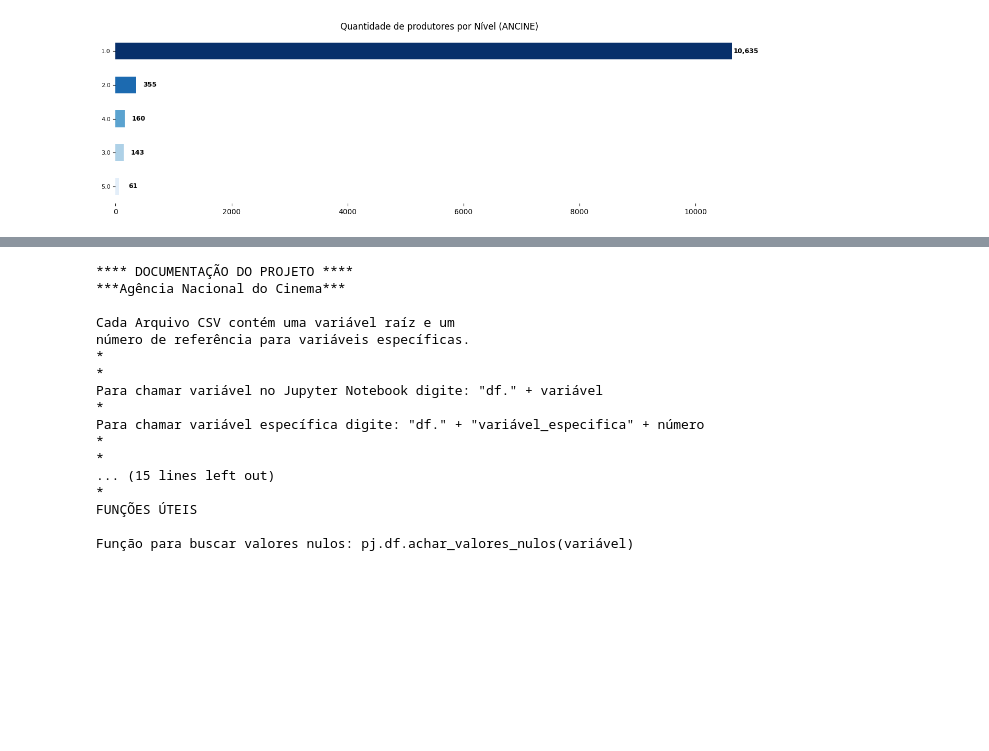
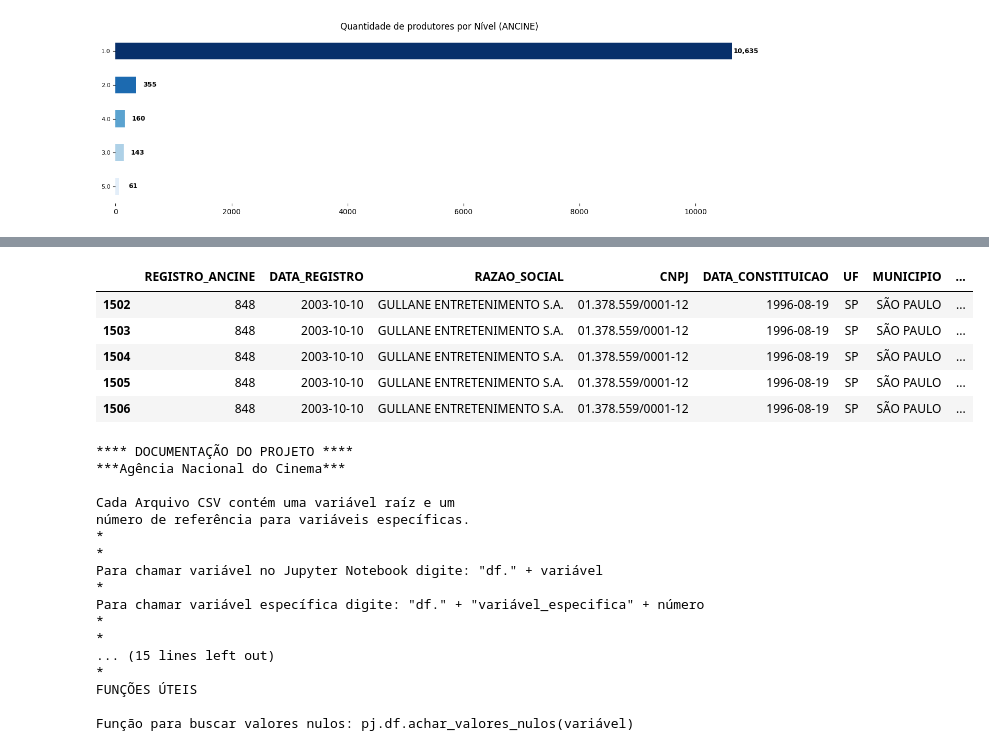
Before and after one commit to fonsecadados/AgenciaNacionalDoCinema_ANCINE, a Jupyter notebook: ANCINE_DesafiosEOportunidades.ipynb, the cells around one changed output, grey strips where cells are left out. Saved outputs shown, nothing was run; the diff lists cells and outputs as text; code cells hidden in the pictures; blank space fills up the shorter version.

```diff
--- a/ANCINE_DesafiosEOportunidades.ipynb
+++ b/ANCINE_DesafiosEOportunidades.ipynb
@@ -645,0 +613,12 @@ produtores_obras_n_publi.head(5)
+# %%
+#NÃO EXCLUIR - PRODUTORAS COM PROJETOS DE RENÚNCIA FISCAL
+fsa_desembolso_captados = proj_fsa_desembolso.copy()
+fsa_desembolso_captados['TOTAL_CAPTADO'] = fsa_desembolso_captados['VL_TOTAL_LIBERADO']
+fsa_desembolso_captados = fsa_desembolso_captados[['CNPJ_PROPONENTE', 'RAZAO_SOCIAL_PROPONENTE',
+       'CNPJ_PRODUTORA', 'RAZAO_SOCIAL_PRODUTORA', 'TOTAL_CAPTADO']]
+fsa_desembolso_captados['TOTAL_CAPTADO'] =  fsa_desembolso_captados['TOTAL_CAPTADO'].fillna('0')
+valor_captado_produtoras_fsa = fsa_desembolso_captados.groupby(['RAZAO_SOCIAL_PROPONENTE', 'CNPJ_PROPONENTE'])['TOTAL_CAPTADO'].sum().reset_index()
+produtoras_proj_fsa_desembolso = valor_captado_produtoras_fsa.sort_values(by='TOTAL_CAPTADO', ascending=False)
+
+produtoras_proj_fsa_desembolso = agnts_tabela_unificada.merge(fsa_desembolso_captados, left_on='CNPJ', right_on='CNPJ_PROPONENTE')
+produtoras_proj_fsa_desembolso['CNPJ_PROPONENTE'].value_counts()
@@ -646,3 +639,13 @@ produtores_obras_n_publi.head(5)
+# %%
+teste = produtoras_proj_fsa_desembolso[produtoras_proj_fsa_desembolso['CNPJ_PROPONENTE'] == '01.378.559/0001-12']
+teste.head(5)
+# %% [output]
+|  | REGISTRO_ANCINE | DATA_REGISTRO | RAZAO_SOCIAL | CNPJ | DATA_CONSTITUICAO | UF | MUNICIPIO | ... |
+| 1502 | 848 | 2003-10-10 | GULLANE ENTRETENIMENTO S.A. | 01.378.559/0001-12 | 1996-08-19 | SP | SÃO PAULO | ... |
+| 1503 | 848 | 2003-10-10 | GULLANE ENTRETENIMENTO S.A. | 01.378.559/0001-12 | 1996-08-19 | SP | SÃO PAULO | ... |
+| 1504 | 848 | 2003-10-10 | GULLANE ENTRETENIMENTO S.A. | 01.378.559/0001-12 | 1996-08-19 | SP | SÃO PAULO | ... |
+| 1505 | 848 | 2003-10-10 | GULLANE ENTRETENIMENTO S.A. | 01.378.559/0001-12 | 1996-08-19 | SP | SÃO PAULO | ... |
+| 1506 | 848 | 2003-10-10 | GULLANE ENTRETENIMENTO S.A. | 01.378.559/0001-12 | 1996-08-19 | SP | SÃO PAULO | ... |
 # %%
 pj.doc.documentacao()
 # %% [output]
```
Also changed, not shown: parts of 15 cells of this notebook.
